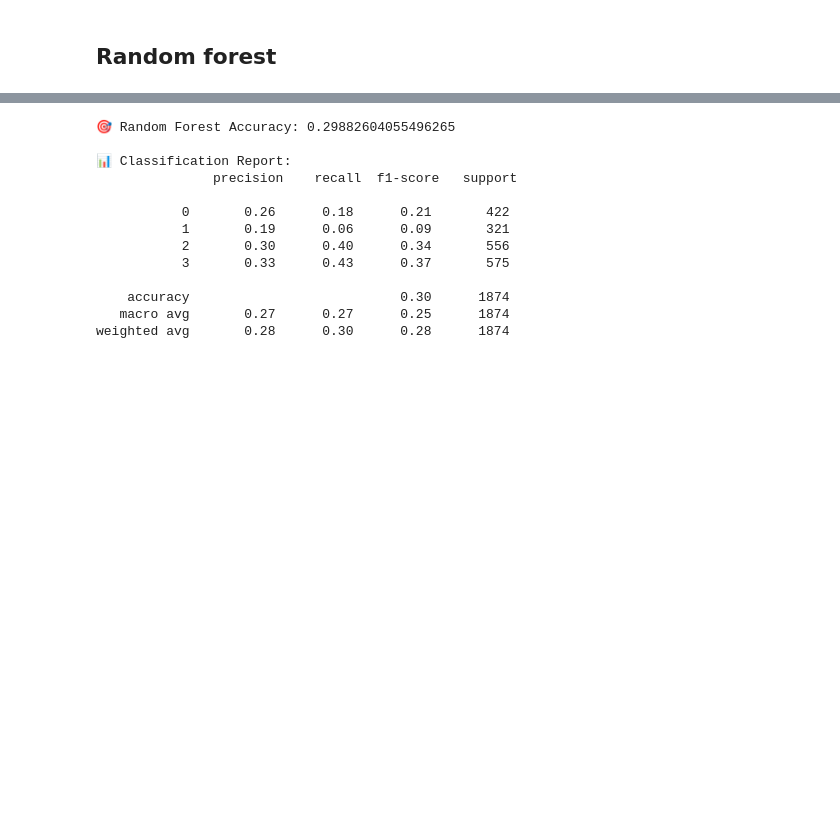
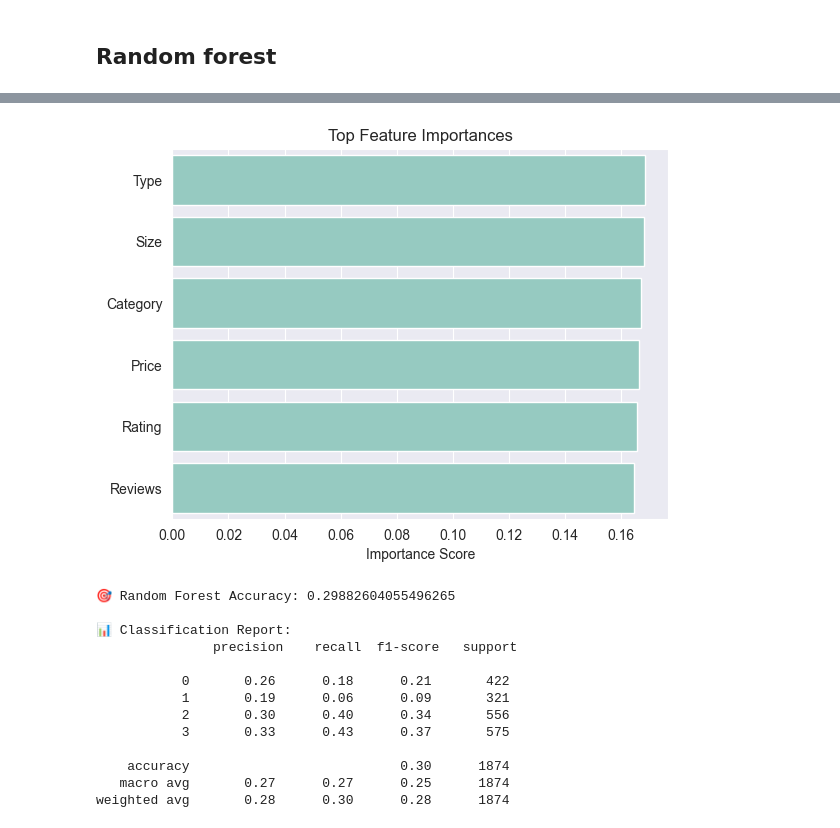
Before and after one commit to Aauia/MobileApp-Success-Project, a Jupyter notebook: appAnalyses/finalVersion.ipynb, the cells around one changed output, grey strips where cells are left out. Saved outputs shown, nothing was run; the diff lists cells and outputs as text; code cells hidden in the pictures; blank space fills up the shorter version.

```diff
--- a/appAnalyses/finalVersion.ipynb
+++ b/appAnalyses/finalVersion.ipynb
@@ -719,3 +848,19 @@ Random Forest Accuracy: 0.8596584845250801
+# %%
+
+
+# If you have feature names:
+feature_names = X.columns if hasattr(X, 'columns') else [f'Feature {i}' for i in range(X.shape[1])]
+importances = clf.feature_importances_
+
+# Plot top N features
+top_n = 10
+indices = np.argsort(importances)[::-1][:top_n]
+sns.barplot(x=importances[indices], y=np.array(feature_names)[indices])
+plt.title("Top Feature Importances")
+plt.xlabel("Importance Score")
+plt.show()
+# %% [output]
+[figure, added]
 # %%
 np.random.seed(42)
 
```
Also changed, not shown: parts of 18 cells of this notebook, 1 other file.
